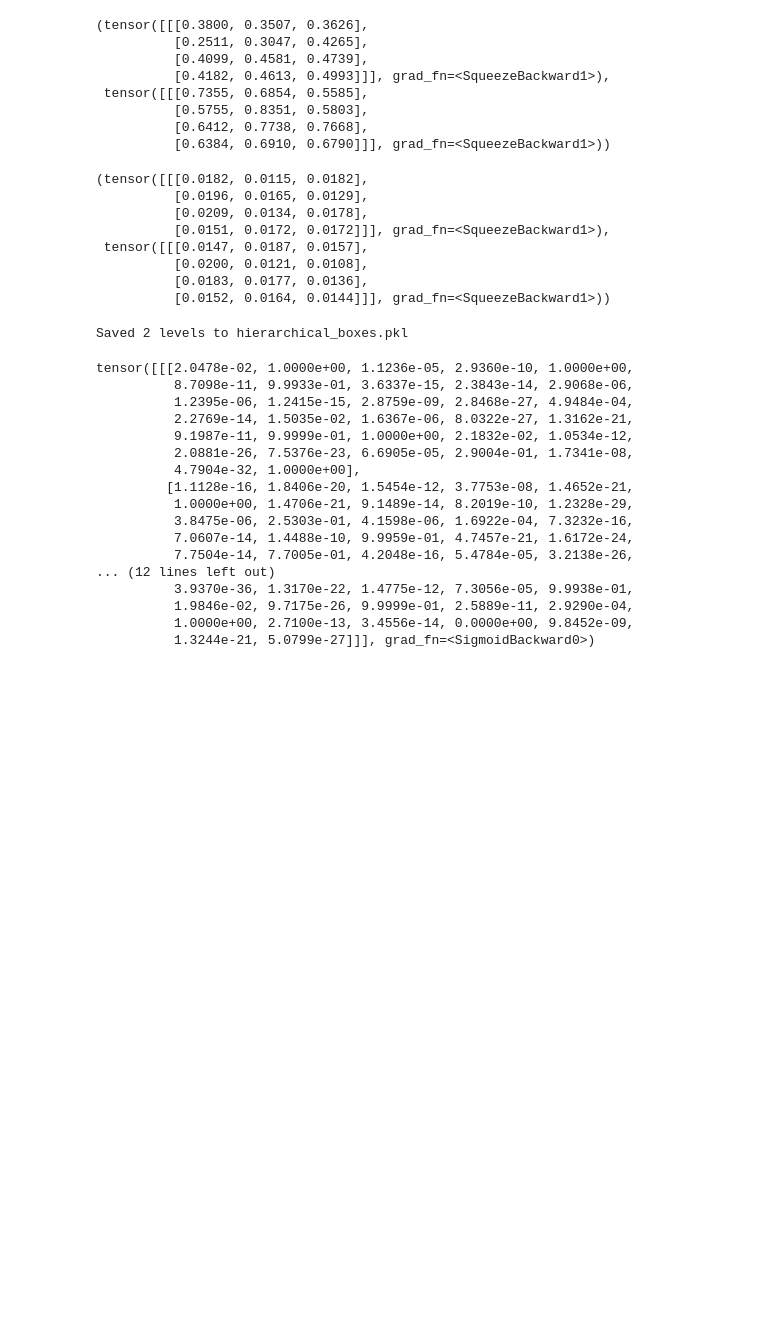
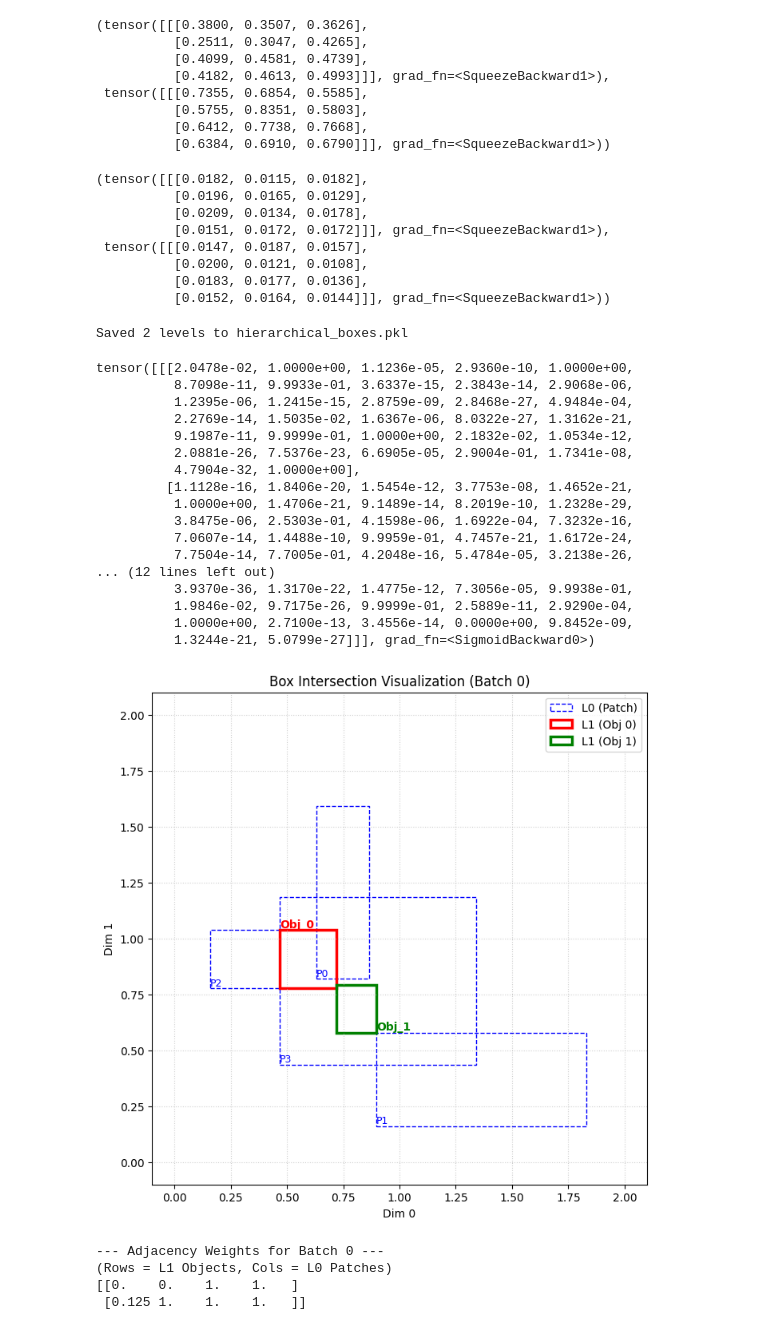
Before and after one commit to Lossfunk/compositional-representation-learning, a Jupyter notebook: notebooks/playgrounds/HierarchicalBoxEmbeddingsPriorViz.ipynb, the cells around one changed output. Saved outputs shown, nothing was run; the diff lists cells and outputs as text; code cells hidden in the pictures; blank space fills up the shorter version.

```diff
--- a/notebooks/playgrounds/HierarchicalBoxEmbeddingsPriorViz.ipynb
+++ b/notebooks/playgrounds/HierarchicalBoxEmbeddingsPriorViz.ipynb
@@ -170,8 +172,8 @@ def plot_boxes(l0_box, l1_box, weights_matrix, batch_idx=0):
         ax.text(l1_min[i, 0], l1_max[i, 1], f'Obj_{i}', color=color, fontsize=10, va='bottom', fontweight='bold')
 
     # 4. formatting
-    ax.set_xlim(-0.1, 1.1)
-    ax.set_ylim(-0.1, 1.1)
+    ax.set_xlim(-0.1, 2.1)
+    ax.set_ylim(-0.1, 2.1)
     ax.set_xlabel('Dim 0')
     ax.set_ylabel('Dim 1')
     ax.set_title(f'Box Intersection Visualization (Batch {batch_idx})')
@@ -216,8 +218,8 @@ DIM = 2
 num_l0 = 4
 num_l1 = 2
 
-l0_mu_min = torch.rand(BATCH_SIZE, num_l0, DIM) * 0.4
-l0_mu_max = torch.rand(BATCH_SIZE, num_l0, DIM) * 0.4 + 0.6
+l0_mu_min = torch.rand(BATCH_SIZE, num_l0, DIM)
+l0_mu_max = l0_mu_min + torch.rand(BATCH_SIZE, num_l0, DIM)
 l0_beta_min = torch.rand(BATCH_SIZE, num_l0, DIM) * 0.05 + 0.01
 l0_beta_max = torch.rand(BATCH_SIZE, num_l0, DIM) * 0.05 + 0.01
 
@@ -240,33 +242,39 @@ beta_max_expanded = l0_box_dists.beta_max.unsqueeze(1)
 # This determines the "sharpness" of the intersection.
 # We add epsilon to sum_weights to avoid division by zero if all weights are 0.
 eps = 1e-10
 sum_weights = torch.sum(w_expanded, dim=2, keepdim=True) + eps
 
 # Shape: (B, M, 1, D)
 l1_beta_min = torch.sum(w_expanded * beta_min_expanded, dim=2, keepdim=True) / sum_weights
 l1_beta_max = torch.sum(w_expanded * beta_max_expanded, dim=2, keepdim=True) / sum_weights
 
 # 4. Gated LogSumExp for Min Coordinate (Intersection Min = Max of inputs)
 # Formula: beta * log( Sum( w_i * exp(mu_i / beta) ) )
 # We add eps to w_expanded inside the log to handle cases where weight is 0 (inactive constraint)
 arg_min = torch.log(w_expanded + eps) + (mu_min_expanded / l1_beta_min)
 l1_mu_min = l1_beta_min * torch.logsumexp(arg_min, dim=2, keepdim=True)
 
 # 5. Gated SoftMin for Max Coordinate (Intersection Max = Min of inputs)
 # Formula: -beta * log( Sum( w_i * exp(-mu_i / beta) ) )
 arg_max = torch.log(w_expanded + eps) + (-mu_max_expanded / l1_beta_max)
 l1_mu_max = -l1_beta_max * torch.logsumexp(arg_max, dim=2, keepdim=True)
 
 # 6. Squeeze to get final Level 1 params: (BATCH_SIZE, num_l1, DIM)
 l1_mu_min = l1_mu_min.squeeze(2)
 l1_mu_max = l1_mu_max.squeeze(2)
 l1_beta_min = l1_beta_min.squeeze(2)
 l1_beta_max = l1_beta_max.squeeze(2)
 
 # Create the Level 1 Distribution object
 l1_box_dists = BoxEmbeddingDistribution(l1_mu_min, l1_mu_max, l1_beta_min, l1_beta_max)
 
 plot_boxes(l0_box_dists, l1_box_dists, weights)
+# %% [output]
+[figure, added]
+--- Adjacency Weights for Batch 0 ---
+(Rows = L1 Objects, Cols = L0 Patches)
+[[0.    0.    1.    1.   ]
+ [0.125 1.    1.    1.   ]]
 # %%
 l1_box_dists.beta_min, l1_box_dists.beta_max
 # %%
```
Also changed, not shown: parts of 1 cell of this notebook, 22 other files.
